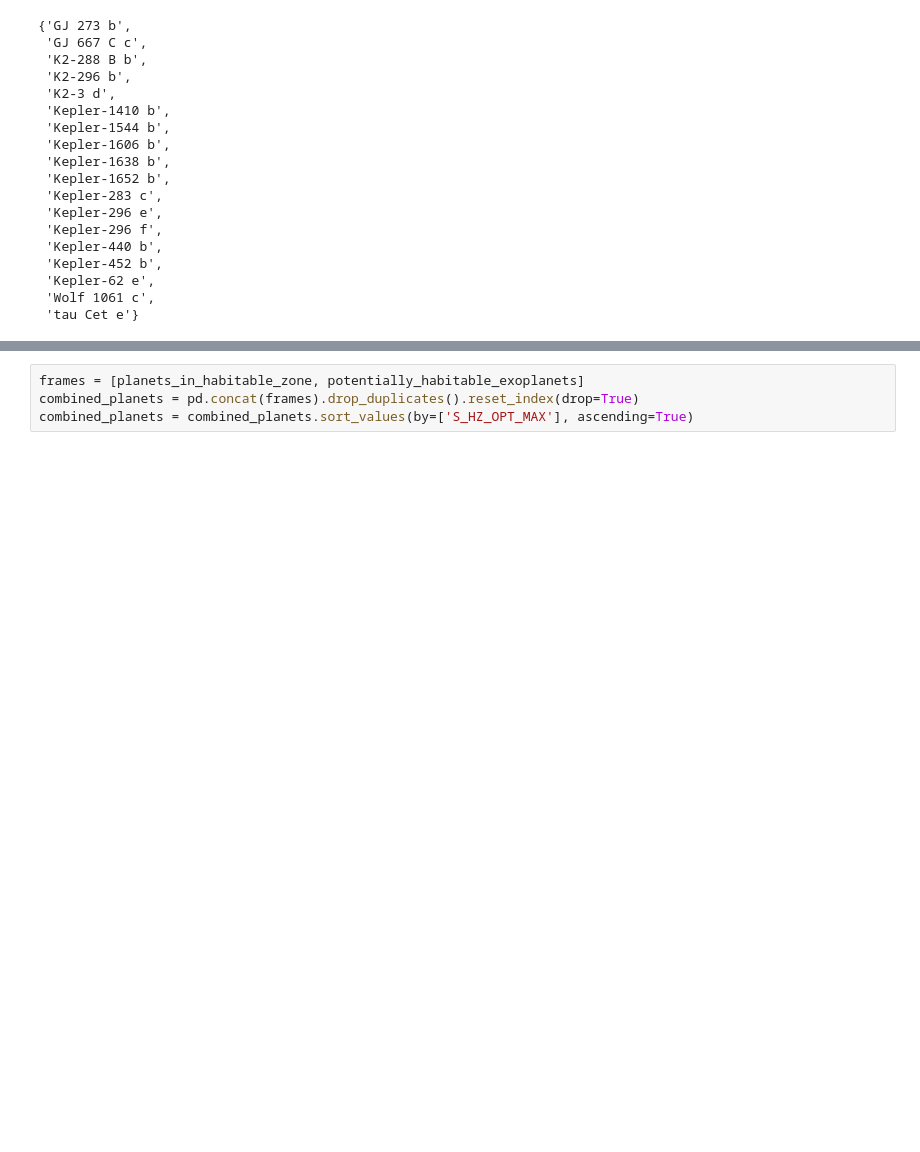
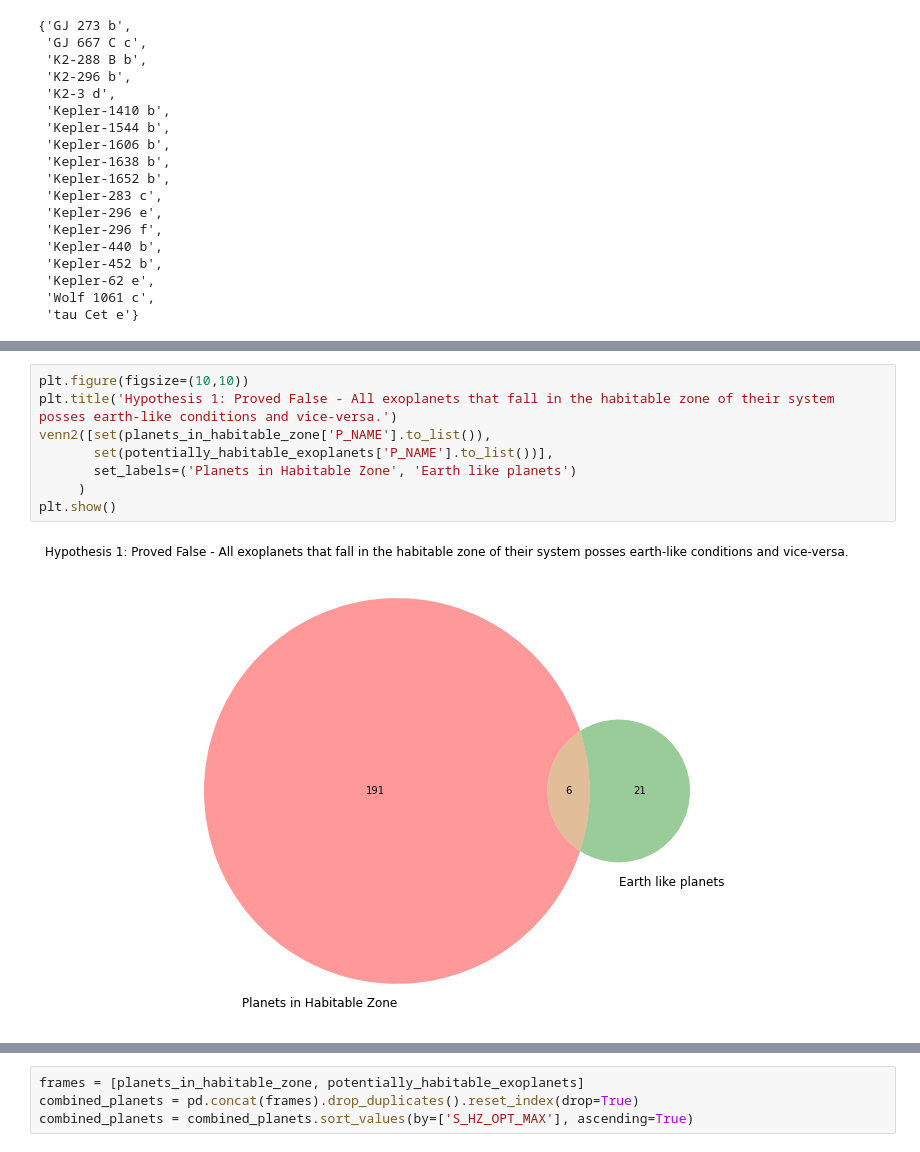
Before and after one commit to Saahil87/2021Fall_finals, a Jupyter notebook: visualizations.ipynb, the cells around one changed output, grey strips where cells are left out. Cells and saved outputs as stored; diff of their text form; blank space fills up the shorter version.

```diff
--- a/visualizations.ipynb
+++ b/visualizations.ipynb
@@ -118,0 +117,10 @@ set(da.identify_habitability_type(planets_in_habitable_zone)[1]['P_NAME'].to_lis
+# %%
+plt.figure(figsize=(10,10))
+plt.title('Hypothesis 1: Proved False - All exoplanets that fall in the habitable zone of their system posses earth-like conditions and vice-versa.')
+venn2([set(planets_in_habitable_zone['P_NAME'].to_list()),
+       set(potentially_habitable_exoplanets['P_NAME'].to_list())],
+       set_labels=('Planets in Habitable Zone', 'Earth like planets')
+     )
+plt.show()
+# %% [output]
+[figure, added]
```
Also changed, not shown: parts of 17 cells of this notebook.
